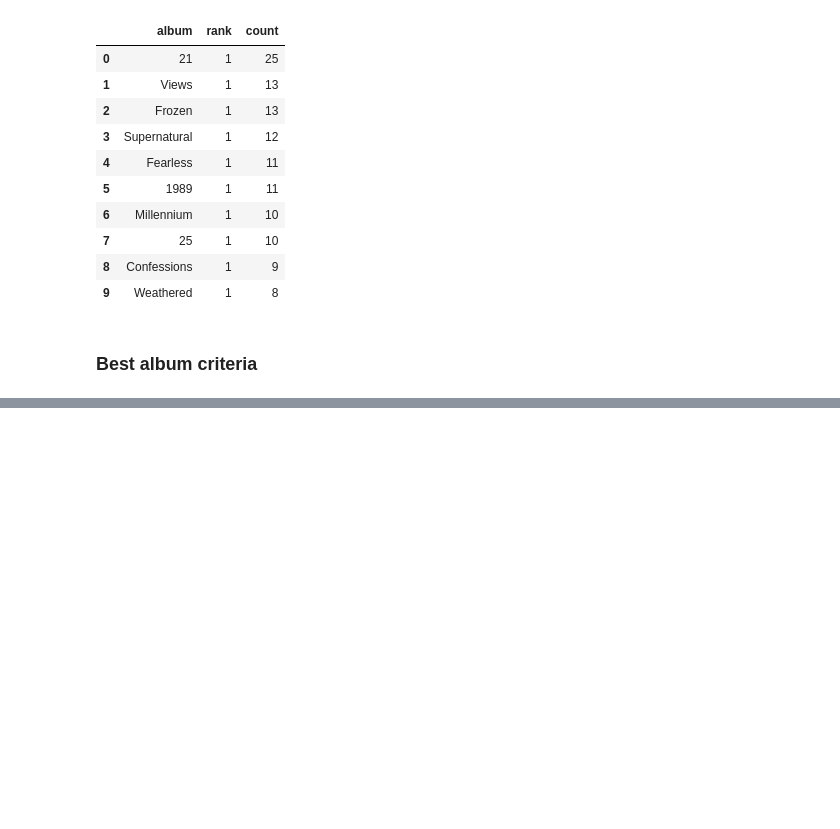
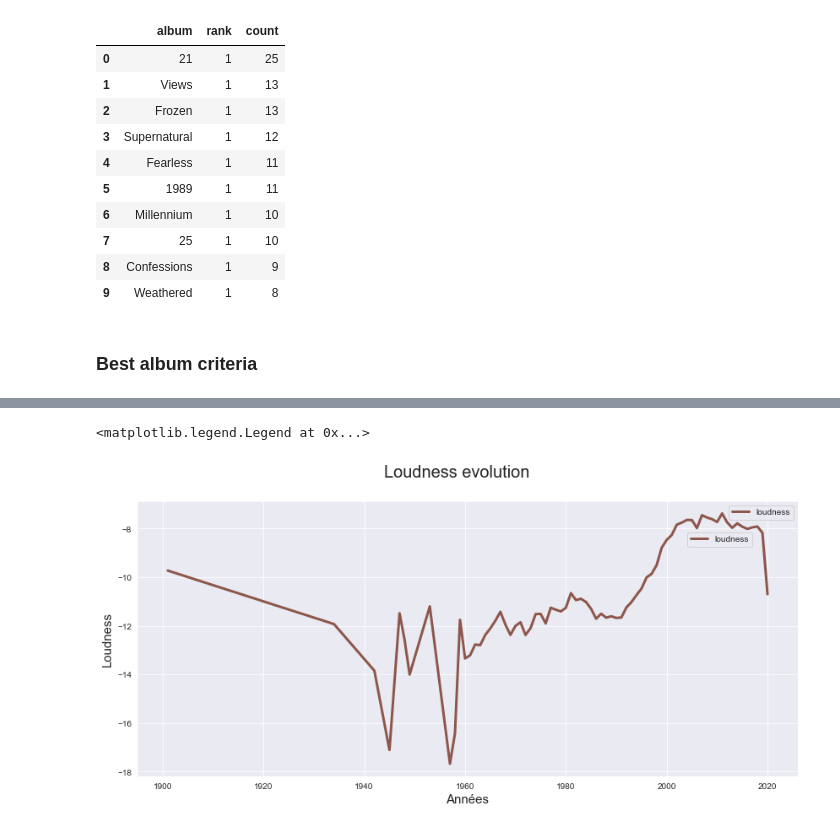
Before and after one commit to ManuLabricole/CDN-BaseDeDonnees, a Jupyter notebook: iteration_3.ipynb, the cells around one changed output, grey strips where cells are left out. Cells and saved outputs as stored; diff of their text form; code cells hidden in the pictures; blank space fills up the shorter version.

```diff
--- a/iteration_3.ipynb
+++ b/iteration_3.ipynb
@@ -167,0 +270,26 @@ df = query_db(name, query)
+# %%
+fig = plt.figure(figsize=(14, 6))
+fig.suptitle("Loudness evolution", fontsize=20)
+sns.set_style("darkgrid")
+ax = fig.subplots()
+
+ax = sns.lineplot(
+    x=df.index,
+    y=df["loudness"],
+    color=colors[7],
+    lw=3,
+    label="loudness"
+)
+#ax = sns.lineplot(
+#    x=x2,
+#    y=x2*slope2 + intercept2,
+#    color=colors[9],
+#    lw=3
+#)
+
+ax.set_xlabel("Années", loc="center", fontsize=15)
+ax.set_ylabel("Loudness", loc="center", fontsize=15)#, c=colors[color1])
+fig.legend(loc=(0.83, 0.75))
+# %% [output]
+<matplotlib.legend.Legend at 0x...>
+[figure, added]
```
Also changed, not shown: parts of 21 cells of this notebook.
